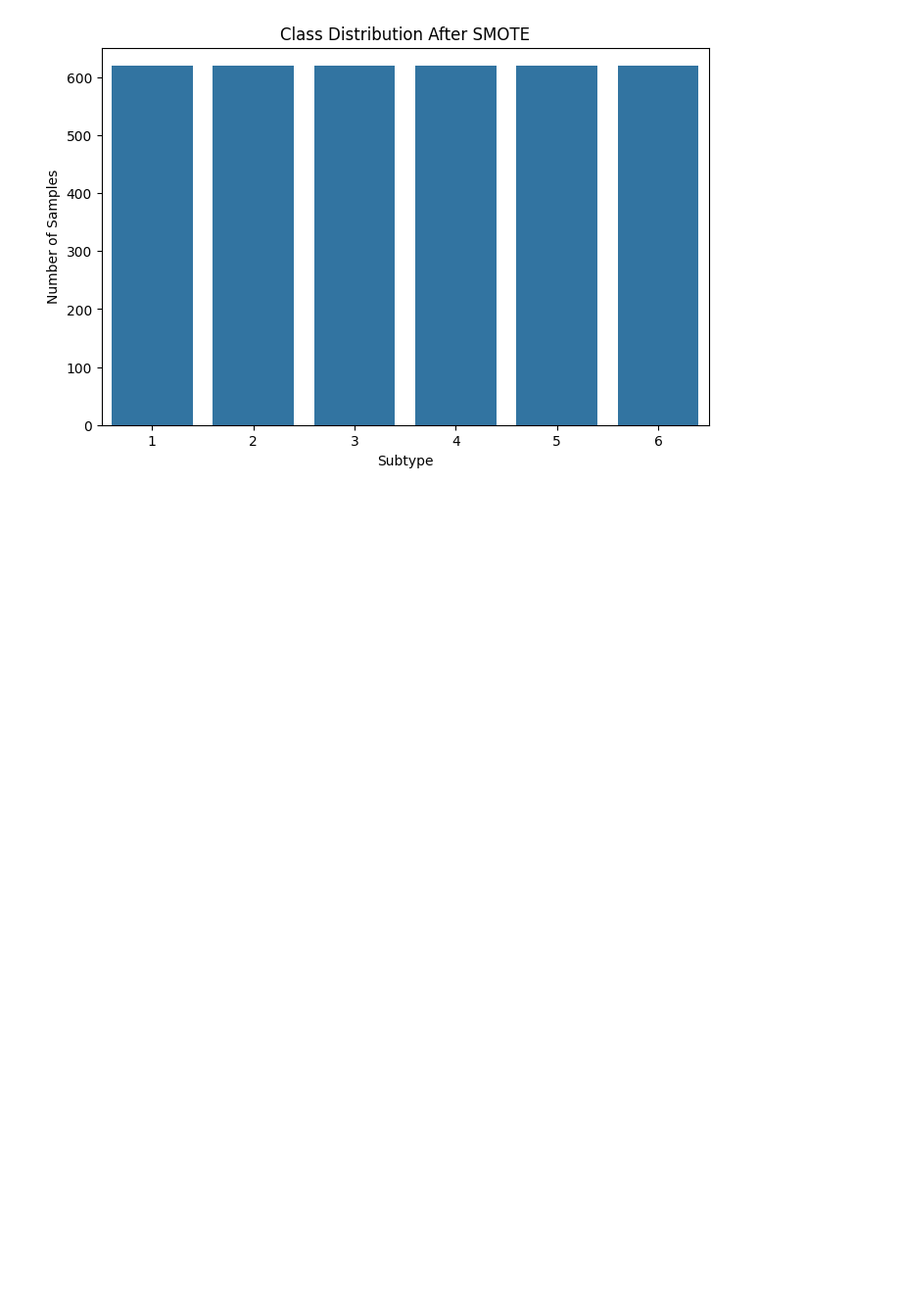
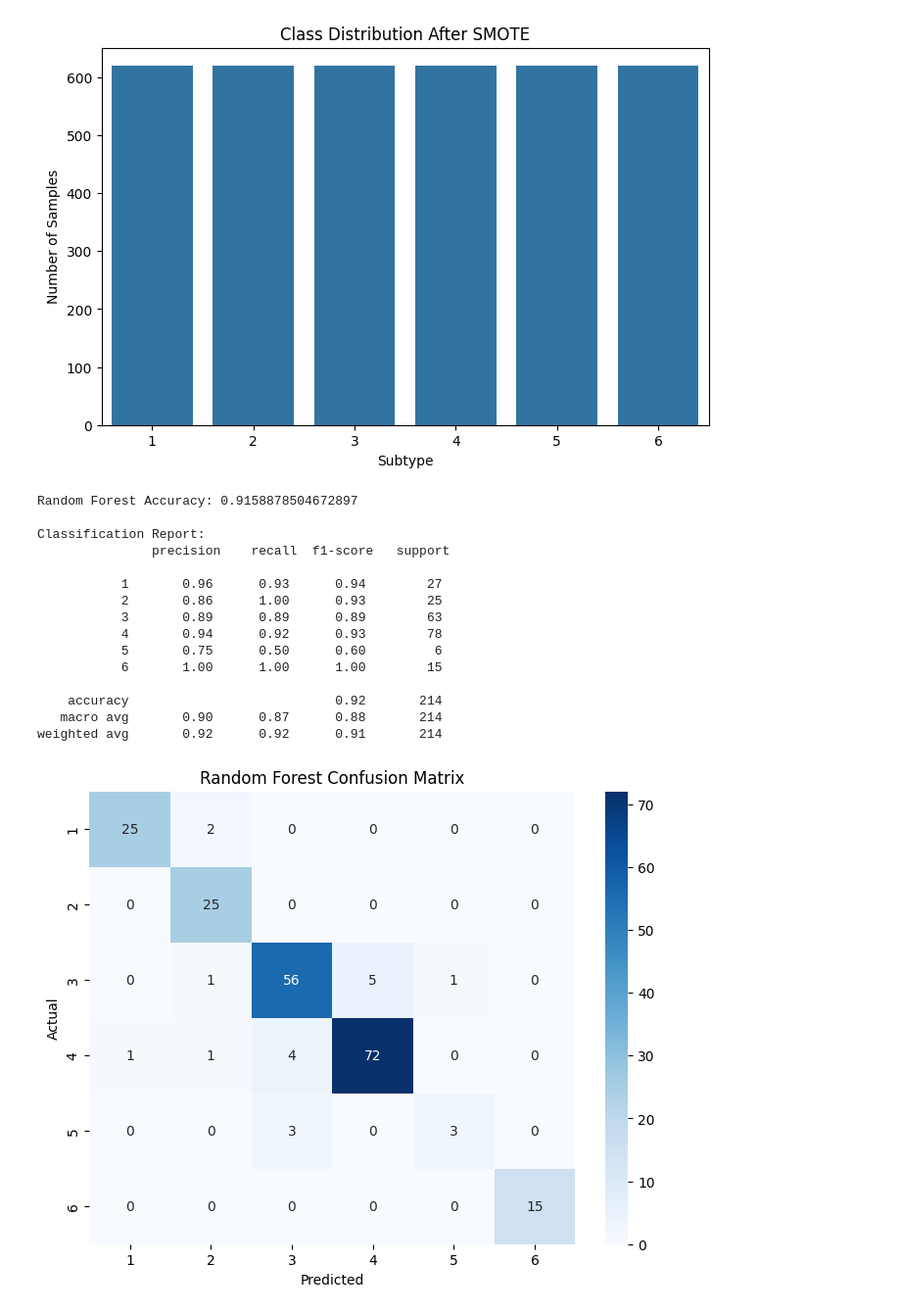
Before and after one commit to saikaldi/genomicDL, a Jupyter notebook: main.ipynb, the cells around one changed output. Shown at 98% size. Saved outputs shown, nothing was run; the diff lists cells and outputs as text; code cells hidden in the pictures; blank space fills up the shorter version.

Commit message:
Add ML Models - RF, SVM, GB

```diff
--- a/main.ipynb
+++ b/main.ipynb
@@ -437,3 +453,52 @@ plt.ylabel("Number of Samples")
 plt.show()
 # %% [output]
 [figure]
+# %%
+rf_model = RandomForestClassifier(
+    n_estimators=300,
+    random_state=42,
+    n_jobs=-1
+)
+
+# Train
+rf_model.fit(X_train_res, y_train_res)
+
+# Predict
+y_pred_rf = rf_model.predict(X_test_scaled)
+
+# Metrics
+print("Random Forest Accuracy:", accuracy_score(y_test, y_pred_rf))
+print("\nClassification Report:\n", classification_report(y_test, y_pred_rf))
+
+# Confusion Matrix
+cm_rf = confusion_matrix(y_test, y_pred_rf)
+plt.figure(figsize=(8,6))
+sns.heatmap(
+    cm_rf,
+    annot=True,
+    fmt="d",
+    cmap="Blues",
+    xticklabels=[1,2,3,4,5,6],
+    yticklabels=[1,2,3,4,5,6]
+)
+plt.title("Random Forest Confusion Matrix")
+plt.xlabel("Predicted")
+plt.ylabel("Actual")
+plt.show()
+# %% [output]
+Random Forest Accuracy: 0.9158878504672897
+
+Classification Report:
+               precision    recall  f1-score   support
+
+           1       0.96      0.93      0.94        27
+           2       0.86      1.00      0.93        25
+           3       0.89      0.89      0.89        63
+           4       0.94      0.92      0.93        78
+           5       0.75      0.50      0.60         6
+           6       1.00      1.00      1.00        15
+
+    accuracy                           0.92       214
+   macro avg       0.90      0.87      0.88       214
+weighted avg       0.92      0.92      0.91       214
+[figure, added]
```
Also changed, not shown: parts of 7 cells of this notebook.
